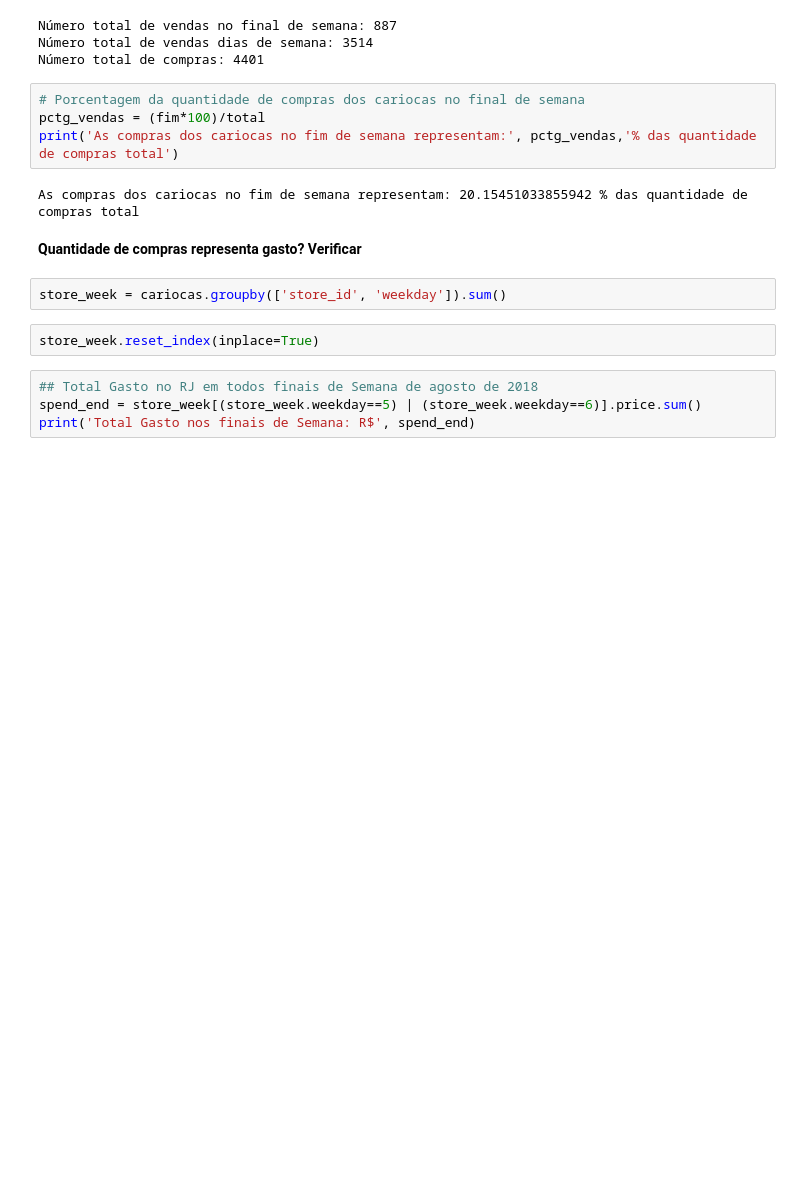
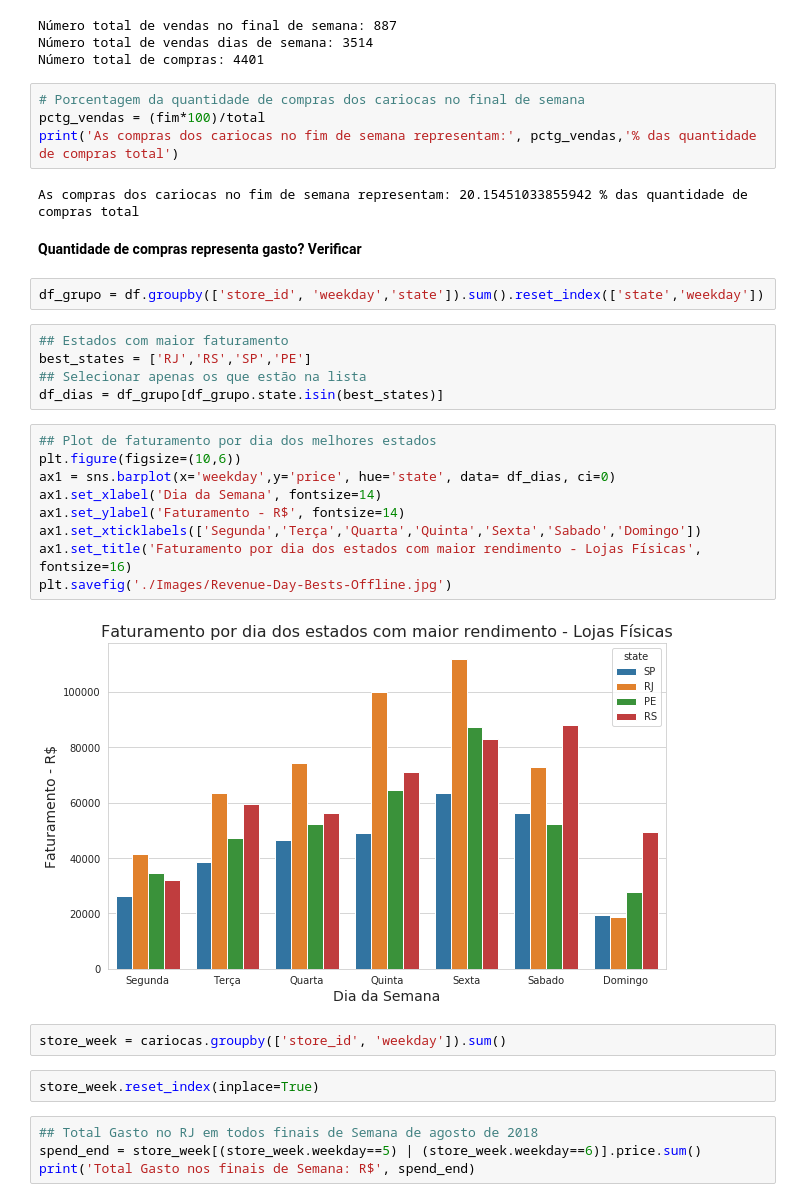
Before and after one commit to vinicvaz/Linx-DataAnalysis, a Jupyter notebook: OfflineDataAnalysis.ipynb, the cells around one changed output. Drawn from its saved outputs; the diff is of its cells as text; blank space fills up the shorter version.

Commit message:
Add Best State Revenue per Day plot

```diff
--- a/OfflineDataAnalysis.ipynb
+++ b/OfflineDataAnalysis.ipynb
@@ -314,6 +314,24 @@ print('As compras dos cariocas no fim de semana representam:', pctg_vendas,'% da
 As compras dos cariocas no fim de semana representam: 20.15451033855942 % das quantidade de compras total
 # %% [markdown]
 **Quantidade de compras representa gasto? Verificar**
+# %%
+df_grupo = df.groupby(['store_id', 'weekday','state']).sum().reset_index(['state','weekday'])
+# %%
+## Estados com maior faturamento
+best_states = ['RJ','RS','SP','PE']
+## Selecionar apenas os que estão na lista
+df_dias = df_grupo[df_grupo.state.isin(best_states)]
+# %%
+## Plot de faturamento por dia dos melhores estados
+plt.figure(figsize=(10,6))
+ax1 = sns.barplot(x='weekday',y='price', hue='state', data= df_dias, ci=0)
+ax1.set_xlabel('Dia da Semana', fontsize=14)
+ax1.set_ylabel('Faturamento - R$', fontsize=14)
+ax1.set_xticklabels(['Segunda','Terça','Quarta','Quinta','Sexta','Sabado','Domingo'])
+ax1.set_title('Faturamento por dia dos estados com maior rendimento - Lojas Físicas', fontsize=16)
+plt.savefig('./Images/Revenue-Day-Bests-Offline.jpg')
+# %% [output]
+[figure, added]
 # %%
 store_week = cariocas.groupby(['store_id', 'weekday']).sum()
 # %%
```
Also changed, not shown: 1 other file.
